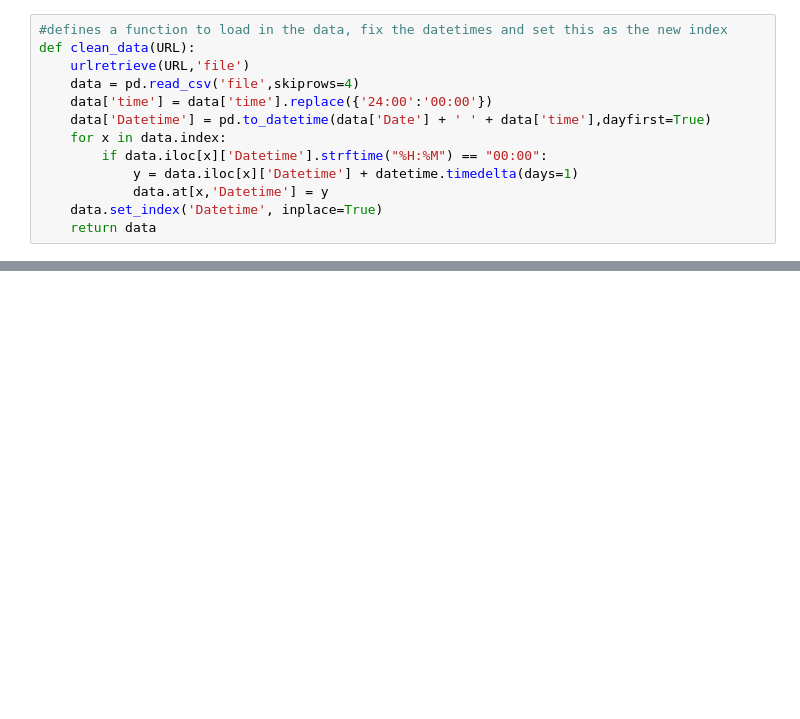
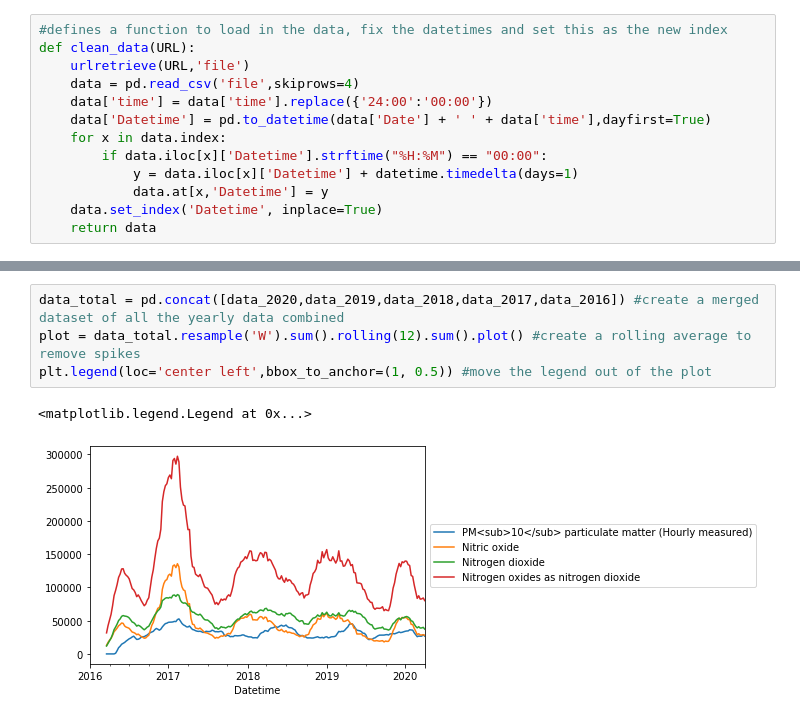
Before and after one commit to productivityboyz/Air-Pollution-Project, a Jupyter notebook: Reading Carbon Levels.ipynb, the cells around one changed output, grey strips where cells are left out. Cells and saved outputs as stored; diff of their text form; blank space fills up the shorter version.

```diff
--- a/Reading Carbon Levels.ipynb
+++ b/Reading Carbon Levels.ipynb
@@ -36,0 +41,7 @@ data_2017.resample('W').sum().plot()
+# %%
+data_total = pd.concat([data_2020,data_2019,data_2018,data_2017,data_2016]) #create a merged dataset of all the yearly data combined
+plot = data_total.resample('W').sum().rolling(12).sum().plot() #create a rolling average to remove spikes
+plt.legend(loc='center left',bbox_to_anchor=(1, 0.5)) #move the legend out of the plot
+# %% [output]
+<matplotlib.legend.Legend at 0x...>
+[figure, added]
```
Also changed, not shown: parts of 3 cells of this notebook, 1 other file.
